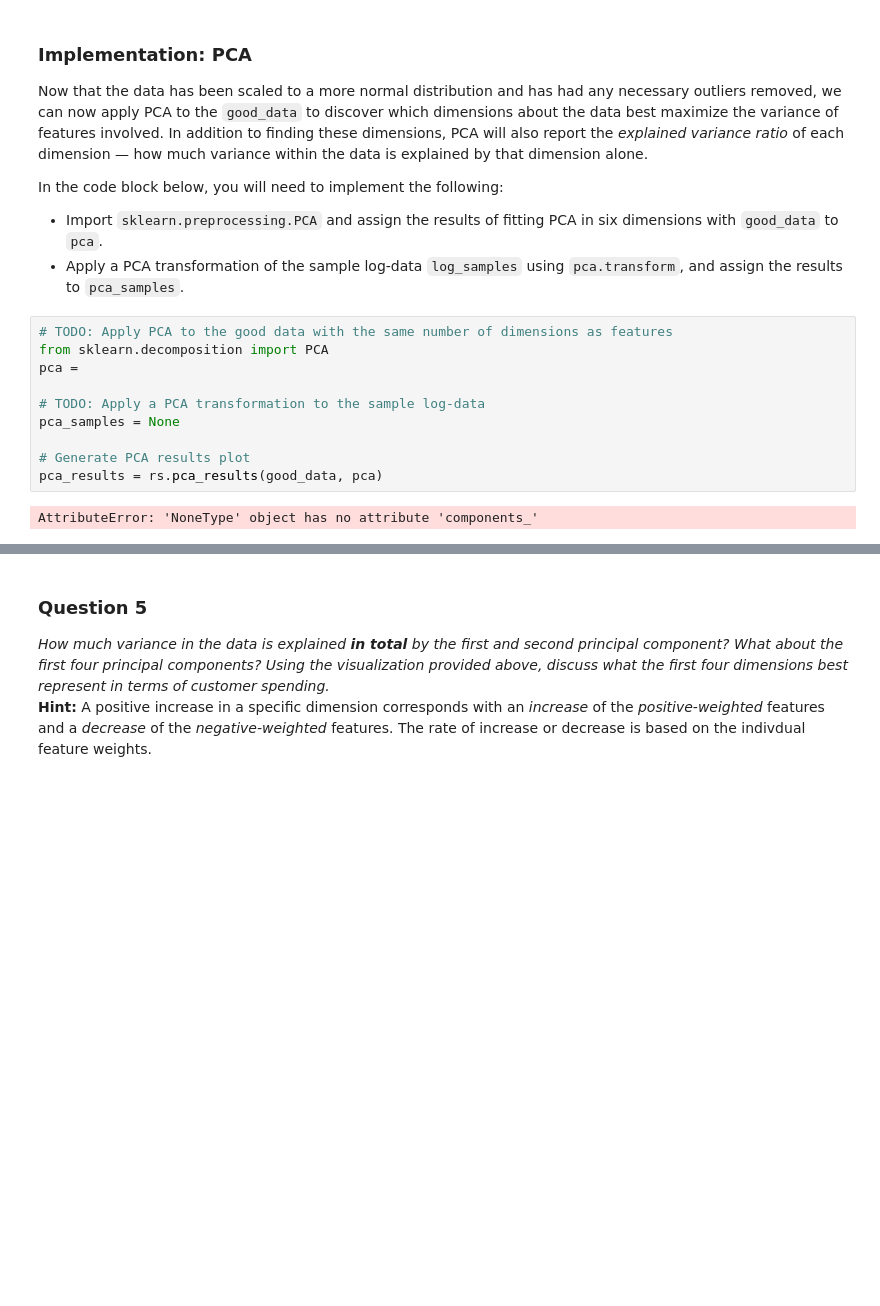
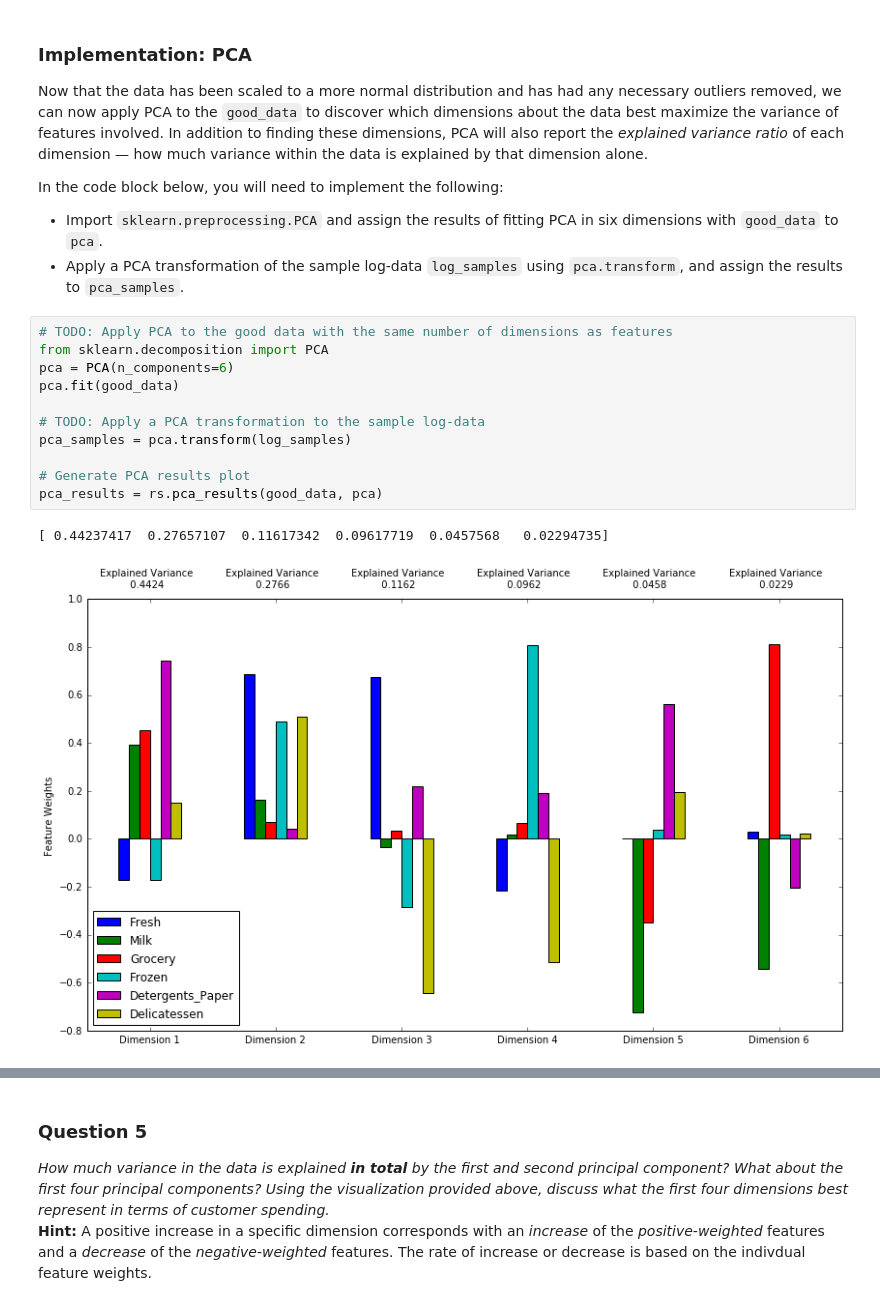
Before and after one commit to Fujiki-Nakamura/MLND, a Jupyter notebook: customer_segments/customer_segments.ipynb, the cells around one changed output, grey strips where cells are left out. Saved outputs shown, nothing was run; the diff lists cells and outputs as text; blank space fills up the shorter version.

```diff
--- a/customer_segments/customer_segments.ipynb
+++ b/customer_segments/customer_segments.ipynb
@@ -365,12 +365,14 @@ In the code block below, you will need to implement the following:
 # %%
 # TODO: Apply PCA to the good data with the same number of dimensions as features
 from sklearn.decomposition import PCA
-pca =
+pca = PCA(n_components=6)
+pca.fit(good_data)
 
 # TODO: Apply a PCA transformation to the sample log-data
-pca_samples = None
+pca_samples = pca.transform(log_samples)
 
 # Generate PCA results plot
 pca_results = rs.pca_results(good_data, pca)
 # %% [output]
-AttributeError: 'NoneType' object has no attribute 'components_'
+[ 0.44237417  0.27657107  0.11617342  0.09617719  0.0457568   0.02294735]
+[figure, added]
```
Also changed, not shown: parts of 3 cells of this notebook.
